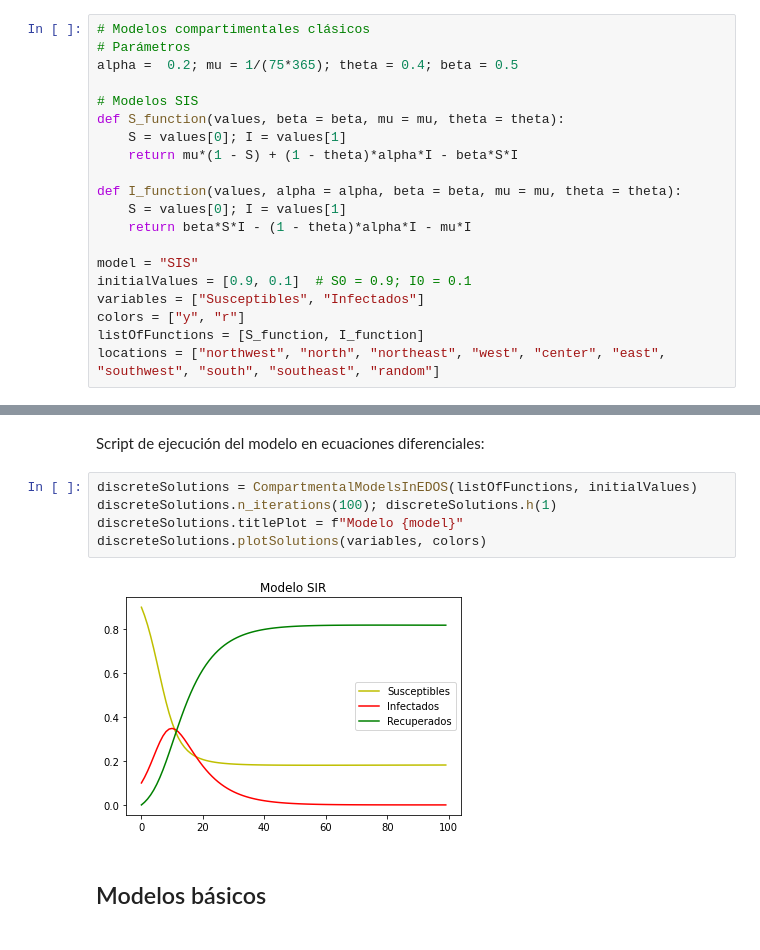
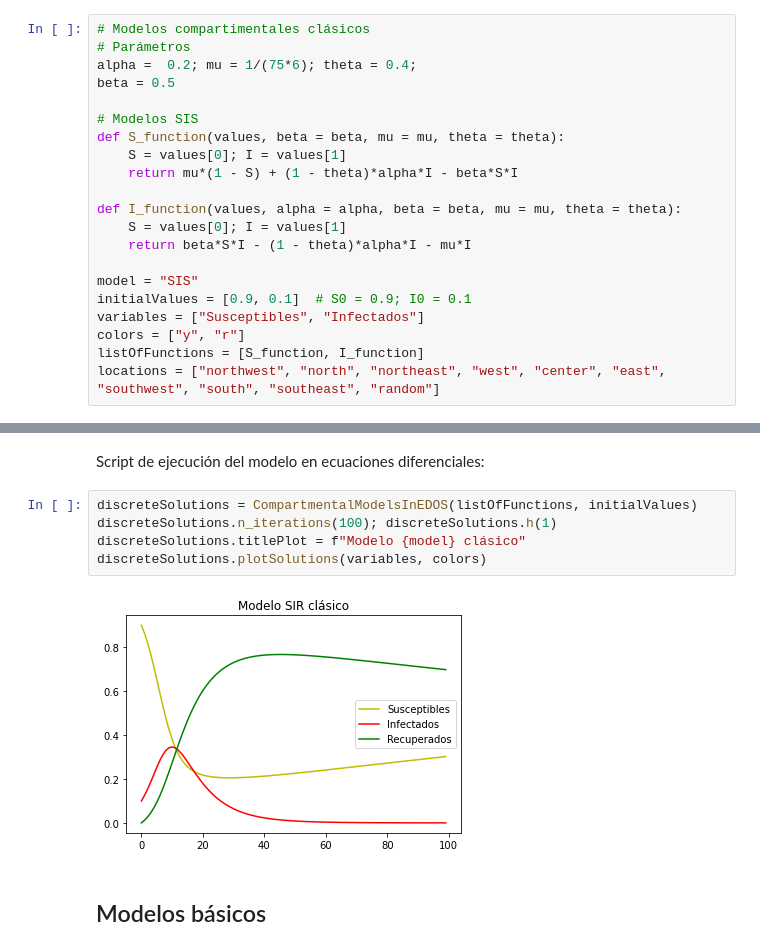
Before and after one commit to Grupo-de-simulacion-con-automatas/CAsimulations-Modelacion-de-dinamicas-topologicas-en-la-propagacion-de-una-enfermedad-usando-CA, a Jupyter notebook: Codigo/7. Comparación con los modelos clásicos.ipynb, the cells around one changed output, grey strips where cells are left out. Drawn from its saved outputs; the diff is of its cells as text.

```diff
--- a/Codigo/7. Comparación con los modelos clásicos.ipynb
+++ b/Codigo/7. Comparación con los modelos clásicos.ipynb
@@ -28,7 +28,8 @@ def ShowEvolutions(evolutions,steps = 30, categorizer = 5):
 # %%
 # Modelos compartimentales clásicos
 # Parámetros
-alpha =  0.2; mu = 1/(75*365); theta = 0.4; beta = 0.5
+alpha =  0.2; mu = 1/(75*6); theta = 0.4;
+beta = 0.5
 
 # Modelos SIS
 def S_function(values, beta = beta, mu = mu, theta = theta):
@@ -71,10 +72,10 @@ Script de ejecución del modelo en ecuaciones diferenciales:
 # %%
 discreteSolutions = CompartmentalModelsInEDOS(listOfFunctions, initialValues)
 discreteSolutions.n_iterations(100); discreteSolutions.h(1)
-discreteSolutions.titlePlot = f"Modelo {model}"
+discreteSolutions.titlePlot = f"Modelo {model} clásico"
 discreteSolutions.plotSolutions(variables, colors)
 # %% [output]
-[figure, old version]
+[figure, new version]
 # %% [markdown]
 ## Modelos básicos
 # %%
```
Also changed, not shown: parts of 8 cells of this notebook, 11 other files.
